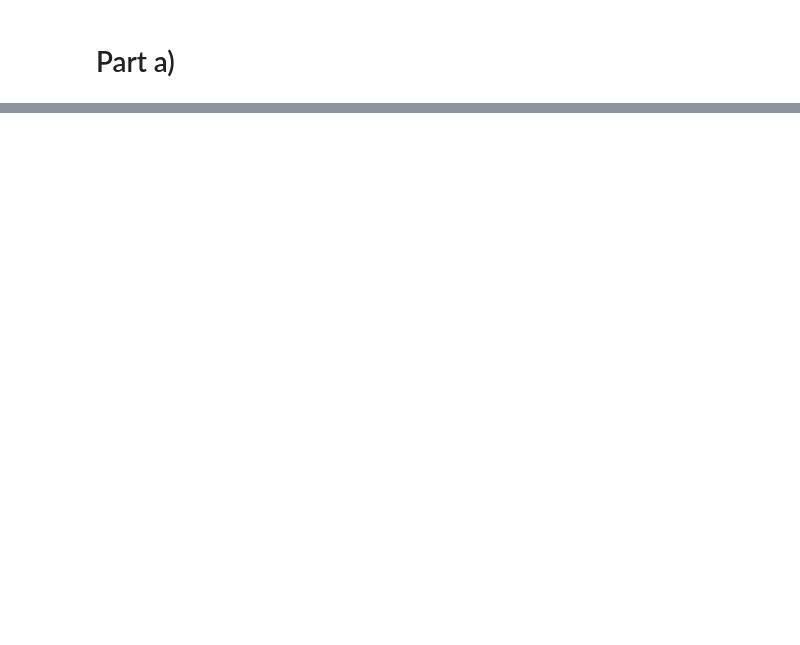
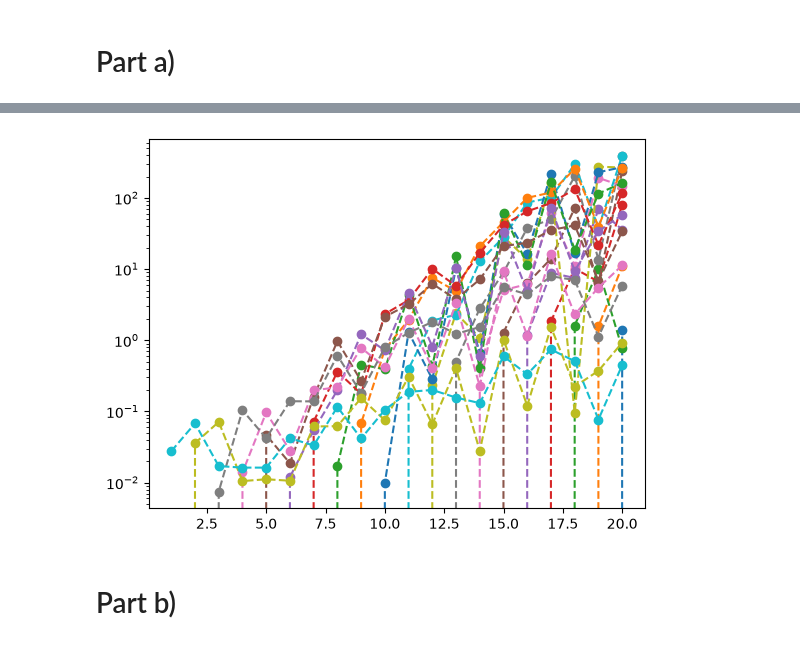
Before and after one commit to art-is-0/FYS-STK4155, a Jupyter notebook: Project1/Project1.ipynb, the cells around one changed output, grey strips where cells are left out. Cells and saved outputs as stored; diff of their text form; code cells hidden in the pictures; blank space fills up the shorter version.

```diff
--- a/Project1/Project1.ipynb
+++ b/Project1/Project1.ipynb
@@ -94,0 +113,8 @@ plt.show()
+# %%
+plt.plot(range(1, d+1), np.abs(thetas), 'o--')
+plt.yscale("log")
+plt.show()
+# %% [output]
+[figure, added]
+# %% [markdown]
+# Part b)
```
Also changed, not shown: parts of 6 cells of this notebook.
